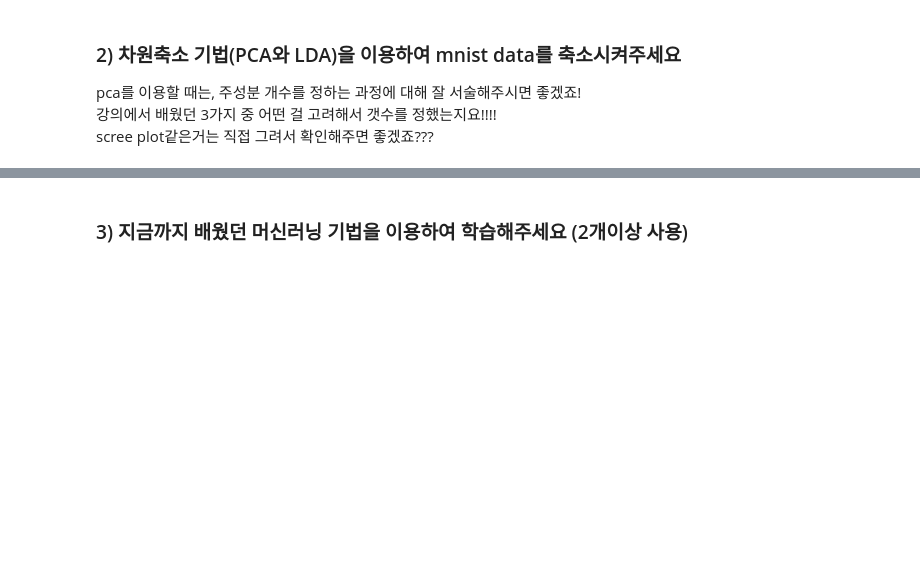
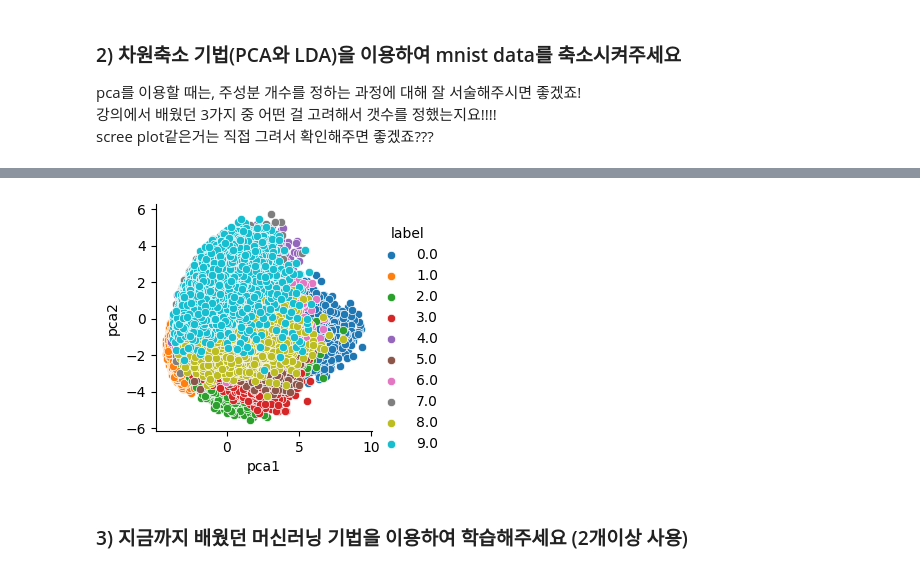
Before and after one commit to DONG-JOON-LEE/Tobigs, a Jupyter notebook: week7/Tobigs19_Dimensonality_Reduction_Week7_Assignment2.ipynb, the cells around one changed output, grey strips where cells are left out. Drawn from its saved outputs; the diff is of its cells as text; code cells hidden in the pictures; blank space fills up the shorter version.

```diff
--- a/week7/Tobigs19_Dimensonality_Reduction_Week7_Assignment2.ipynb
+++ b/week7/Tobigs19_Dimensonality_Reduction_Week7_Assignment2.ipynb
@@ -98,0 +104,3 @@ from sklearn.discriminant_analysis import LinearDiscriminantAnalysis
+# %%
+pca_subset = pca_df.iloc[:, :2]
+pca_subset['label'] = y_train.flatten()
@@ -99,3 +126,9 @@ from sklearn.discriminant_analysis import LinearDiscriminantAnalysis
+# %%
+import seaborn as sns
+sns.FacetGrid(pca_subset, hue='label').map(sns.scatterplot, 'pca1', 'pca2').add_legend()
+plt.show()
+# %% [output]
+[figure, added]
 # %% [markdown]
 ### 3) 지금까지 배웠던 머신러닝 기법을 이용하여 학습해주세요 (2개이상 사용)
 # %% [markdown]
```
Also changed, not shown: parts of 14 cells of this notebook.
